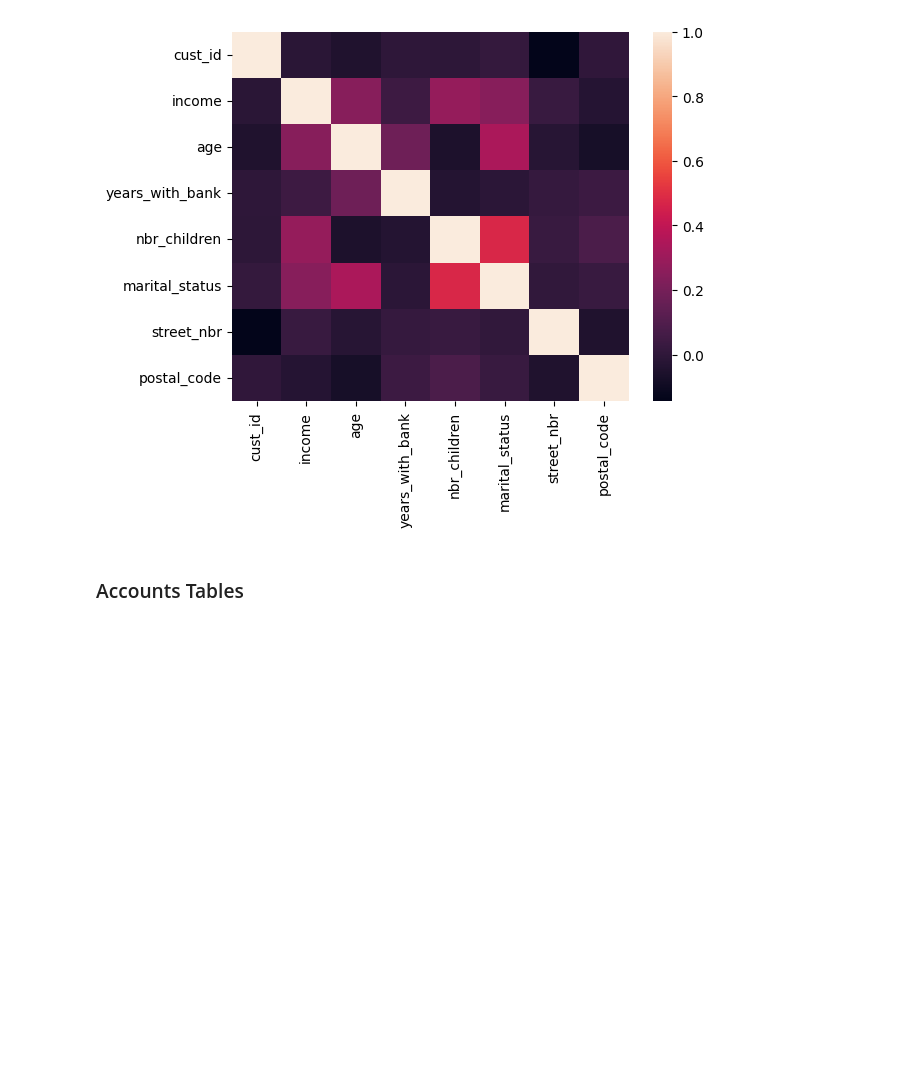
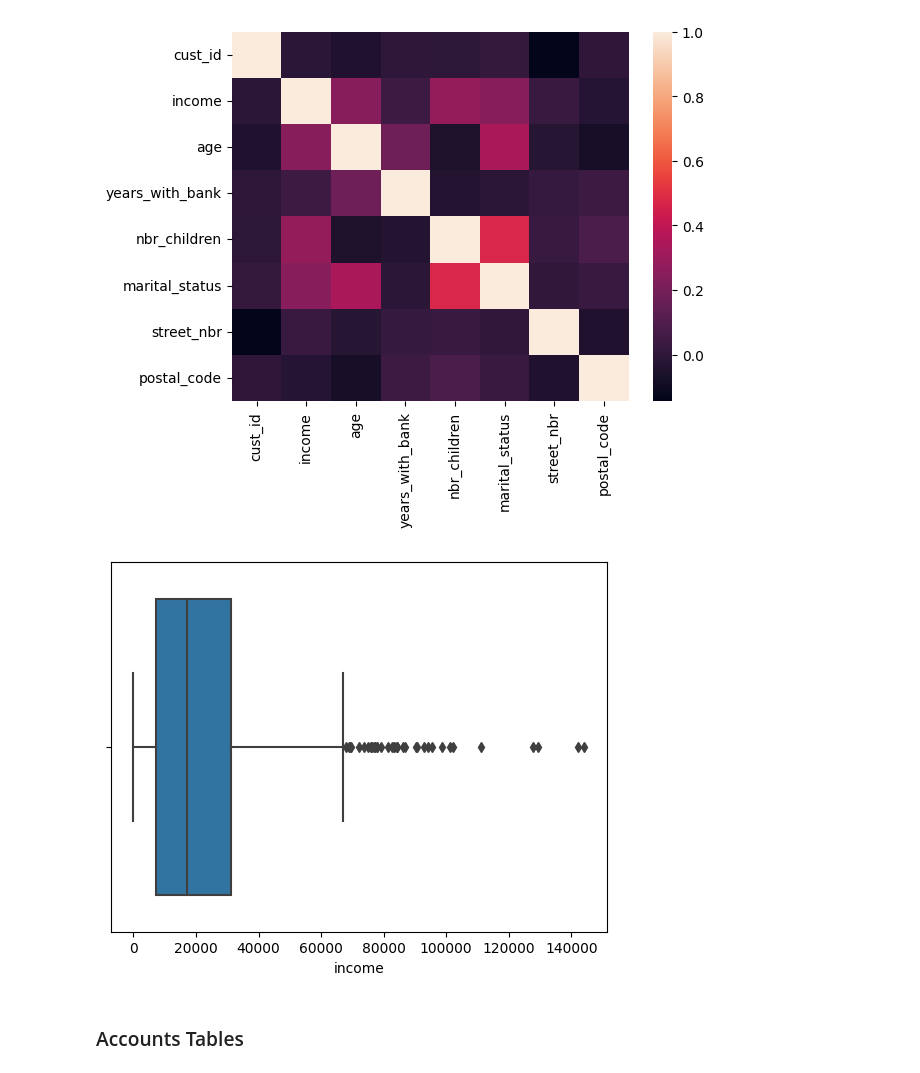
Before and after one commit to jess-moloney/mini-project-III, a Jupyter notebook: mini-project-III.ipynb, the cells around one changed output. Saved outputs shown, nothing was run; the diff lists cells and outputs as text; code cells hidden in the pictures; blank space fills up the shorter version.

```diff
--- a/mini-project-III.ipynb
+++ b/mini-project-III.ipynb
@@ -51,6 +95,15 @@ sns.heatmap(customer_df.corr())
 # %% [output]
 <AxesSubplot: >
 [figure]
+# %%
+# Outlier Detection
+import matplotlib.pyplot as plt
+import seaborn as sns
+sns.boxplot(x=customer_df['income'])
+
+plt.show()
+# %% [output]
+[figure, added]
 # %% [markdown]
 ### Accounts Tables
 # %%
```
Also changed, not shown: parts of 4 cells of this notebook.
